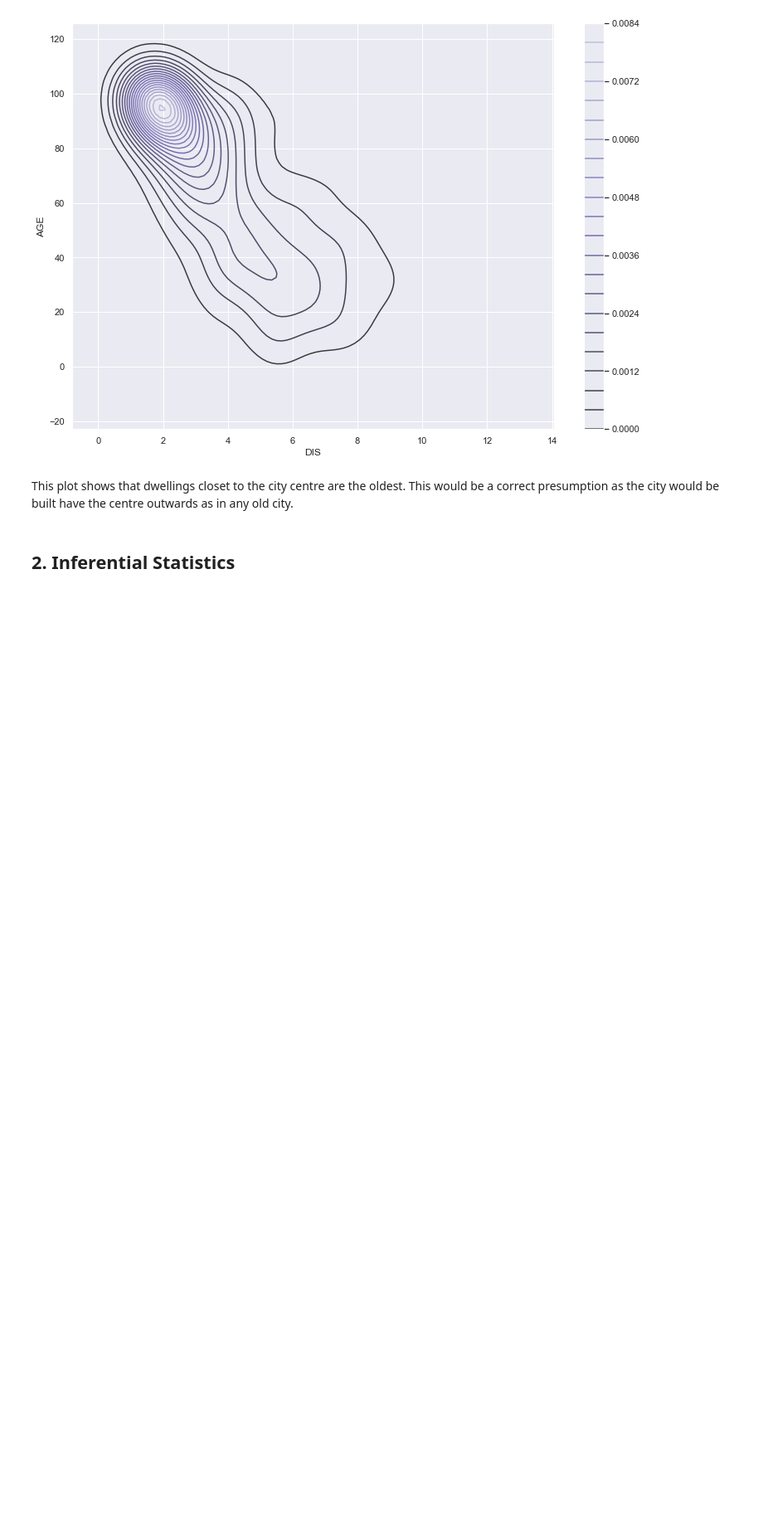
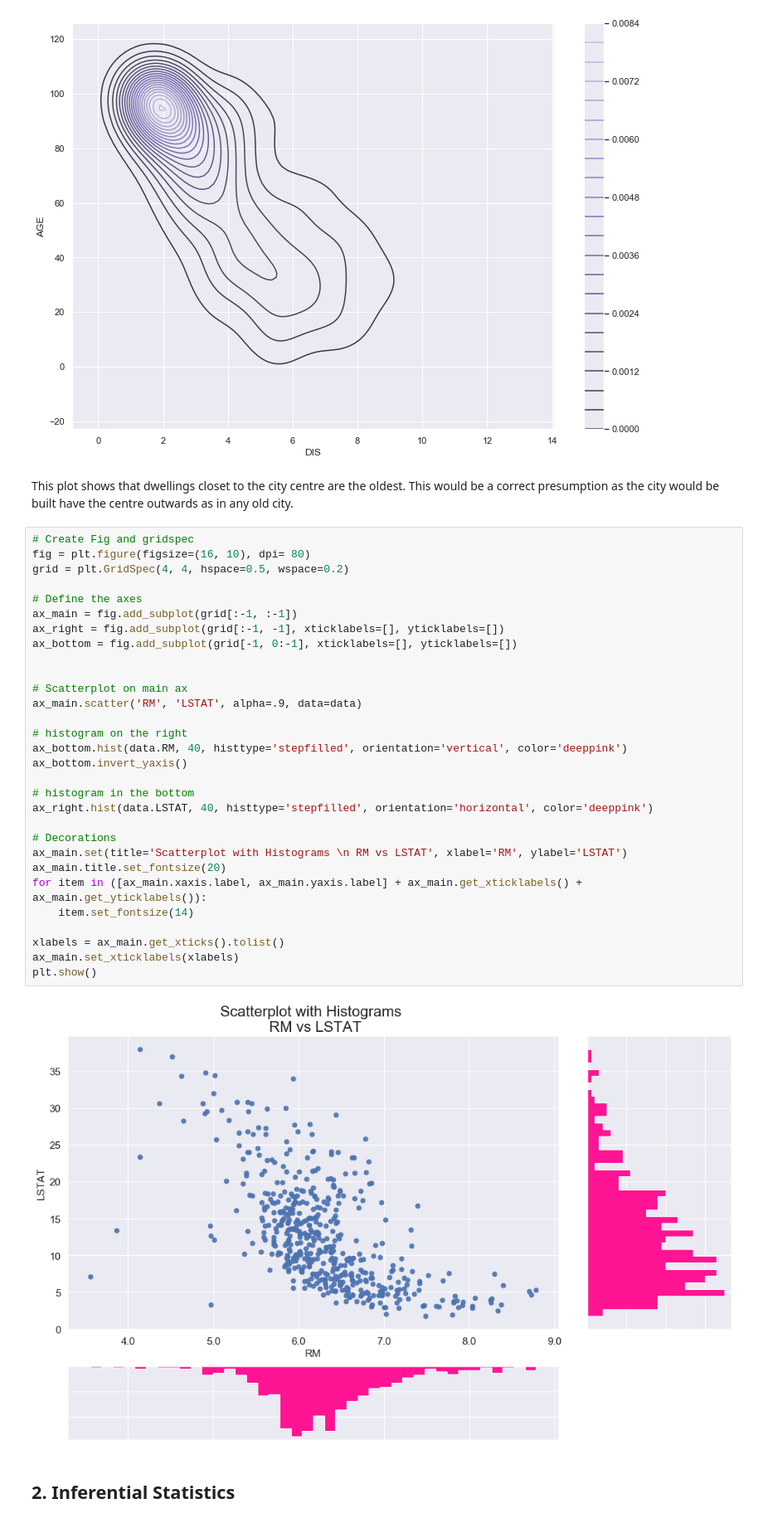
Before and after one commit to JohnADeady/ML-S-Project, a Jupyter notebook: Boston House Prices.ipynb, the cells around one changed output. Shown at 83% size. Cells and saved outputs as stored; diff of their text form; blank space fills up the shorter version.

```diff
--- a/Boston House Prices.ipynb
+++ b/Boston House Prices.ipynb
@@ -173,6 +195,38 @@ sns.kdeplot(data["DIS"], data["AGE"],n_levels=20, cmap="Purples_d", shade=False,
 [figure]
 # %% [markdown]
 This plot shows that dwellings closet to the city centre are the oldest. This would be a correct presumption as the city would be built have the centre outwards as in any old city.
+# %%
+# Create Fig and gridspec
+fig = plt.figure(figsize=(16, 10), dpi= 80)
+grid = plt.GridSpec(4, 4, hspace=0.5, wspace=0.2)
+
+# Define the axes
+ax_main = fig.add_subplot(grid[:-1, :-1])
+ax_right = fig.add_subplot(grid[:-1, -1], xticklabels=[], yticklabels=[])
+ax_bottom = fig.add_subplot(grid[-1, 0:-1], xticklabels=[], yticklabels=[])
+
+
+# Scatterplot on main ax
+ax_main.scatter('RM', 'LSTAT', alpha=.9, data=data)
+
+# histogram on the right
+ax_bottom.hist(data.RM, 40, histtype='stepfilled', orientation='vertical', color='deeppink')
+ax_bottom.invert_yaxis()
+
+# histogram in the bottom
+ax_right.hist(data.LSTAT, 40, histtype='stepfilled', orientation='horizontal', color='deeppink')
+
+# Decorations
+ax_main.set(title='Scatterplot with Histograms \n RM vs LSTAT', xlabel='RM', ylabel='LSTAT')
+ax_main.title.set_fontsize(20)
+for item in ([ax_main.xaxis.label, ax_main.yaxis.label] + ax_main.get_xticklabels() + ax_main.get_yticklabels()):
+    item.set_fontsize(14)
+
+xlabels = ax_main.get_xticks().tolist()
+ax_main.set_xticklabels(xlabels)
+plt.show()
+# %% [output]
+[figure, added]
 # %% [markdown]
 ## 2. Inferential Statistics
 # %% [markdown]
```
Also changed, not shown: parts of 14 cells of this notebook.
